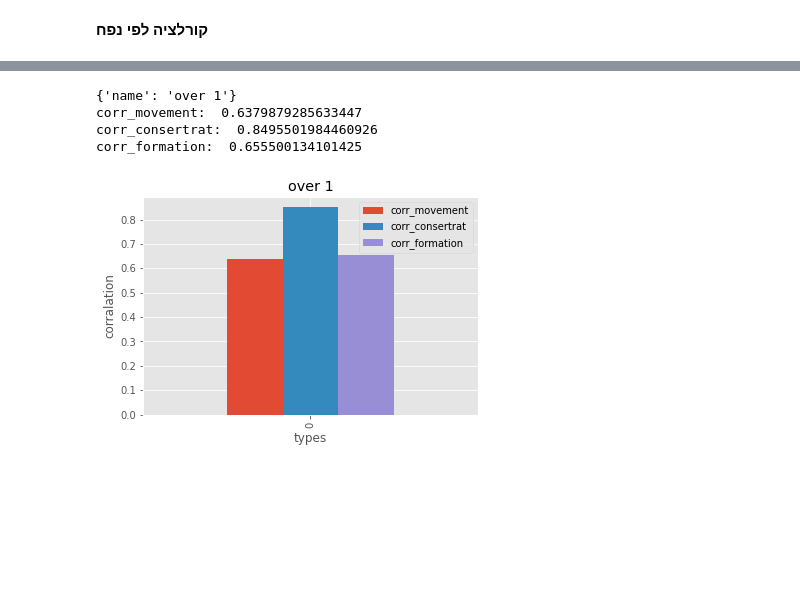
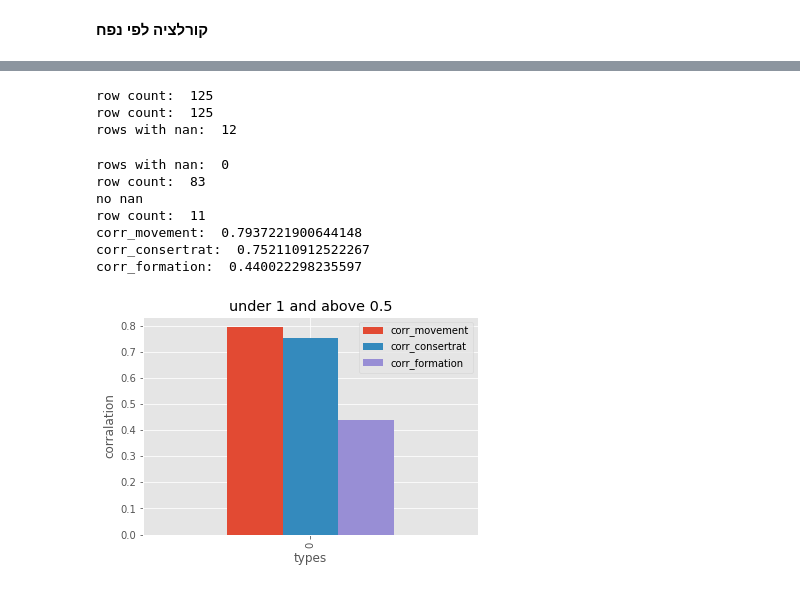
Before and after one commit to aviadm24/jupyter, a Jupyter notebook: machonPuah.ipynb, the cells around one changed output, grey strips where cells are left out. Saved outputs shown, nothing was run; the diff lists cells and outputs as text; code cells hidden in the pictures; blank space fills up the shorter version.

```diff
--- a/machonPuah.ipynb
+++ b/machonPuah.ipynb
@@ -258,8 +261,12 @@ Text(0, 0.5, 'number of tests made')
 # plotCorrByHospital(df)
 
 def getCorrAndPlot(df, **kwargs):
-  print(kwargs)
-
+  # print("rows with nan: ", df[df['valume'].isnull()].shape[0])
+  if kwargs['no_nan']:
+    print("no nan")
+    df = df[df['valume'].notnull()]
+  print("row count: ", df.shape[0])
+  df['valume'] = df['valume'].astype(float)
   df = df[df.formation_cup != 'אין']
   df = df[df.formation_check != 'אין']
   df = df[df.movement_cup != 'אין']
@@ -296,8 +293,30 @@ corr_formation:  0.6785341186815933
-# %%
-getCorrAndPlot(df[df.valume >= 1], name="over 1")
-# %% [output]
-{'name': 'over 1'}
-corr_movement:  0.6379879285633447
-corr_consertrat:  0.8495501984460926
-corr_formation:  0.655500134101425
-[figure, removed]
+# %%
+testDf = pd.DataFrame()
+testDf = df
+# df = df[df['valume'].notnull()]
+# df['valume'] = df['valume'].astype(float) - moved this into getCorrAndPlot function
+
+print("row count: ", testDf.shape[0])
+print("row count: ", df.shape[0])
+print("rows with nan: ", df[df['valume'].isnull()].shape[0])
+# %% [output]
+row count:  125
+row count:  125
+rows with nan:  12
+# %%
+subDf = pd.DataFrame()
+subDf = df
+subDf = subDf[subDf.valume > 0.5]
+print("rows with nan: ", subDf[subDf['valume'].isnull()].shape[0])
+print("row count: ", subDf.shape[0])
+# getCorrAndPlot(subDf[subDf.valume < 1], name="under 1 and above 0.5", no_nan = False)
+getCorrAndPlot(subDf[subDf.valume < 1], name="under 1 and above 0.5", no_nan = True)
+# %% [output]
+rows with nan:  0
+row count:  83
+no nan
+row count:  11
+corr_movement:  0.7937221900644148
+corr_consertrat:  0.752110912522267
+corr_formation:  0.440022298235597
+[figure, added]
```
Also changed, not shown: parts of 5 cells of this notebook.
